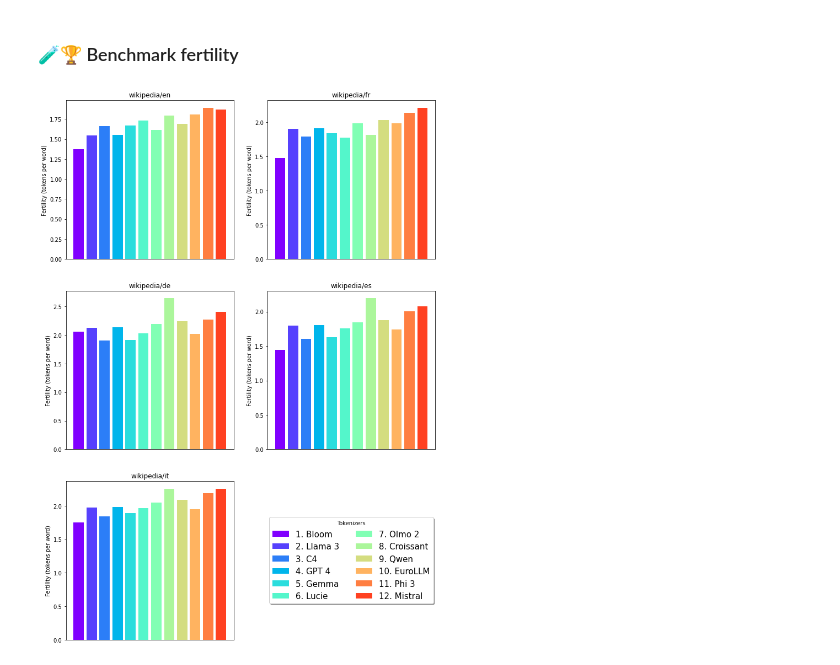
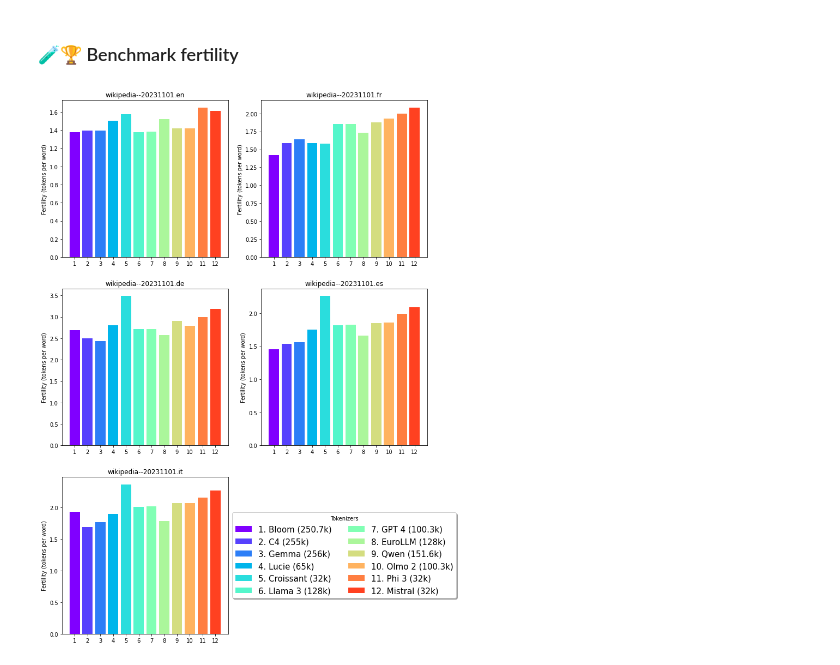
Before and after one commit to Jeronymous/deep_learning_notebooks, a Jupyter notebook: tokenizers.ipynb, the cells around one changed output. Drawn from its saved outputs; the diff is of its cells as text; code cells hidden in the pictures.

Commit message:
Tune visuals. Move section to see tokenizer vocabulary at the start of the demo/test section

```diff
--- a/tokenizers.ipynb
+++ b/tokenizers.ipynb
@@ -870,20 +920,31 @@ challenge_tokenizers(
 # %%
 import datasets
 import tqdm
+import json
+import os
 import matplotlib.pyplot as plt
 
 # Disable datasets progress bars
 from datasets.utils.logging import disable_progress_bar
 disable_progress_bar()
 
+# Cache benchmark results (that are long to compute)
+_file_to_cache_results = "fertilities.json"
 if "fertilities" not in globals():
     fertilities = {}
+    if _file_to_cache_results and os.path.exists(_file_to_cache_results):
+        with open(_file_to_cache_results, "r") as f:
+            fertilities = json.load(f)
 
 def challenge_fertility(
     tokenizers=my_tokenizers,
-    repo_id = "OpenLLM-France/wikipedia",
-    configs = ["en", "fr", "de", "es", "it"],
+    configs = [
+        # ["OpenLLM-France/wikipedia", lan]
+        ["wikimedia/wikipedia", "20231101." + lan]
+        for lan in ["en", "fr", "de", "es", "it"]
+    ],
     max_docs = 1000,
+    max_characters = 1e6,
     do_not_recompute=True,
     ):
     """
@@ -891,77 +952,97 @@ def challenge_fertility(
 
     Args:
     - tokenizers: list of tokenizers to test
-    - repo_id: dataset repository ID
-    - configs: list of configurations to test
+    - configs: list of configurations to test. Those are positional arguments for datasets.load_dataset().
     - max_docs: number of documents to test
     - do_not_recompute: if True, will not recompute fertilities if already computed
     """
     global fertilities
 
-    for i_config, config in enumerate(configs):
+    config_names = ["/".join(config) for config in configs]
+
+    for i_config, (args, config) in enumerate(zip(configs, config_names)):
+        # Do not recompute what was already computed
         if do_not_recompute and all(tokenizer in fertilities.get(config, {}) for tokenizer in tokenizers):
             continue
         already_computed_tokenizers = set(fertilities.get(config, {}))
-        dataset = datasets.load_dataset(repo_id, config, split="train", streaming=True)
+
+        # Load the dataset
+        dataset = datasets.load_dataset(*args, split="train", streaming=True)
         num_words = {}
         num_tokens = {}
+        # Accumulate statistics
+        num_characters = 0
         for i_doc, doc in enumerate(tqdm.tqdm(dataset, desc=f"Testing {len(tokenizers) - len(already_computed_tokenizers)} tokenizers on {config}", total=max_docs)):
             if i_doc >= max_docs:
                 break
+            if num_characters >= max_characters:
+                break
             text = doc["text"]
+            num_characters += len(text)
             for tokenizer in tokenizers:
                 if do_not_recompute and tokenizer in already_computed_tokenizers:
                     continue
                 num_words[tokenizer] = num_words.get(tokenizer, 0) + len(text.split())
                 tokens = encode_decode(tokenizer, text, add_special_tokens=False)[0]
                 num_tokens[tokenizer] = num_tokens.get(tokenizer, 0) + len(tokens)
+        fertilities[config] = fertilities.get(config, {})
         for tokenizer in num_words:
             fertilities[config][tokenizer] = num_tokens[tokenizer] / num_words[tokenizer]
+
+        # Save results on disk
+        if _file_to_cache_results:
+            tmp_file = _file_to_cache_results + ".tmp"
+            with open(tmp_file, "w") as f:
+                json.dump(fertilities, f, indent=2)
+            os.replace(tmp_file, _file_to_cache_results)
 
     # Plot
     num_cols = 2
     num_rows = (len(configs)+1)//num_cols
+    if len(configs) % 2 == 0:
+        num_rows += 1
     colors = [plt.cm.rainbow(i / len(tokenizers)) for i in range(len(tokenizers))]
 
     # Sort tokenizers by increasing fertility
     tokenizers = sorted(
         tokenizers,
-        key=lambda t: sum(fertilities[config][t] for config in configs[:2])
+        key=lambda t: sum(fertilities[config][t] for config in config_names[:2])
     )
 
     plt.figure(figsize=(12, 6*num_rows))
 
     # Print one plot per configuration
-    for i_config, (config, fert) in enumerate(fertilities.items()):
+    for i_config, config in enumerate(config_names):
+        fert = fertilities[config]
         plt.subplot(num_rows, num_cols, i_config+1)
-        for tokenizer, color in zip(tokenizers, colors):
-            plt.bar([tokenizer], [fert[tokenizer]], color=color)
-        plt.title(f"{repo_id.split('/')[-1]}/{config}")
+        for i, (tokenizer, color) in enumerate(zip(tokenizers, colors)):
+            plt.bar([i+1], [fert[tokenizer]], color=color)
+        plt.title("/".join(config.split("/")[1:]).replace("/", "--"))
         plt.ylabel("Fertility (tokens per word)")
-        plt.xticks([], [])
+        plt.xticks([i+1 for i in range(len(tokenizers))])
 
     # Custom legend
     plt.subplot(num_rows, num_cols, len(configs)+1)
     for i, (tokenizer, color) in enumerate(zip(tokenizers, colors)):
-        plt.bar([0], [0], color=color, label=f"{i+1}. {tokenizer}")
+        plt.bar([0], [0], color=color, label=f"{i+1}. {tokenizer} ({vocabulary_size(tokenizer, True)})")
     plt.legend(fancybox=True, shadow=True, title="Tokenizers", loc='center', fontsize=15, ncol=min(2, len(tokenizers)))
     plt.axis("off")
 
-challenge_fertility(
-    [
-        "GPT 4",
-        "Gemma",
-        "Phi 3",
-        "Mistral",
-        "Llama 3",
-        "Qwen",
-        "Bloom",
-        "Croissant",
-        "EuroLLM",
-        "Lucie",
-        "C4",
-        "Olmo 2",
-    ]
-)
+tokenizers_to_bench = [
+    "GPT 4",
+    "Gemma",
+    "Phi 3",
+    "Mistral",
+    "Llama 3",
+    "Qwen",
+    "Bloom",
+    "Croissant",
+    "EuroLLM",
+    "Lucie",
+    "C4",
+    "Olmo 2",
+]
+
+challenge_fertility(tokenizers_to_bench)
 # %% [output]
-[figure, old version]
+[figure, new version]
```
Also changed, not shown: parts of 14 cells of this notebook.
